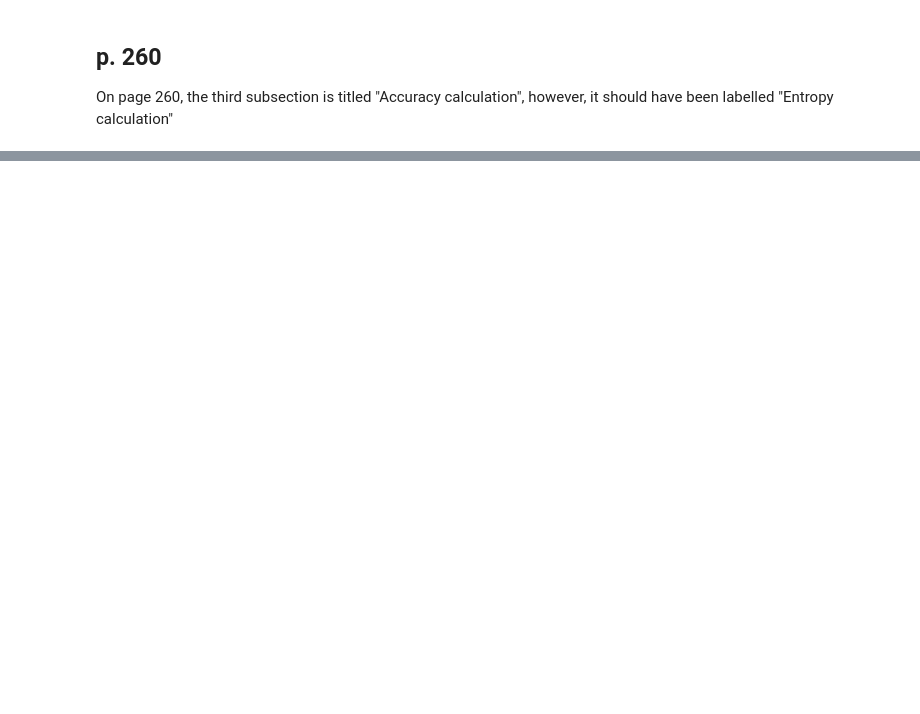
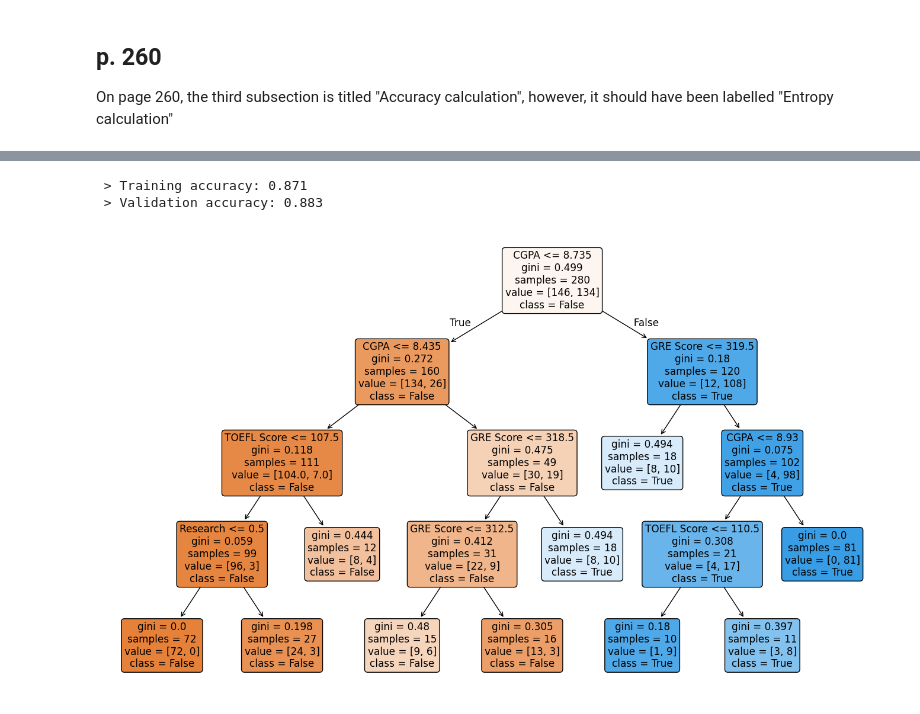
Before and after one commit to EvgeniiZorin/Booknotes_Grokking-Machine-Learning_Luis-G-Serrano, a Jupyter notebook: notes.ipynb, the cells around one changed output, grey strips where cells are left out. Cells and saved outputs as stored; diff of their text form; code cells hidden in the pictures; blank space fills up the shorter version.

```diff
--- a/notes.ipynb
+++ b/notes.ipynb
@@ -864,0 +897,9 @@ On page 260, the third subsection is titled "Accuracy calculation", however, it
+# %%
+"""
+in order to have binary labels, we'll consider
+every student with a chance of 0.75 or higher as "admitted", and
+any other student as "not admitted"
+"""
+data['Admitted'] = data['Chance of Admit'] >= 0.75
+data = data.drop(['Chance of Admit'], axis=1)
+data.head()
@@ -864,0 +958,31 @@ On page 260, the third subsection is titled "Accuracy calculation", however, it
+# %%
+"""
+Let's set some hyperparameters in Scikit-Learn to prevent overfitting
+
+Let us check one example
+"""
+
+dt_smaller = DecisionTreeClassifier(
+    random_state=42,
+	max_depth=4, # the maximum allowed depth
+	min_samples_leaf=10, # the minimum number of samples required for a leaf node
+	min_samples_split=10, # the minimum number of samples required to split a node
+	min_impurity_decrease=0.001, # the decrease in impurity must be higher than this threshold to split a node
+	# parameter `max_features` - the maximum number of features considered at each split; useful for when there are too many features, and the training process takes too long
+)
+dt_smaller.fit(X_train, y_train)
+
+plt.figure(figsize=(17,10))
+plot_tree(
+    dt_smaller,
+    feature_names=list(X_train.columns),
+    class_names=[str(i) for i in dt_smaller.classes_],
+    filled=True,
+    rounded=True
+);
+
+accuracy_train_val(dt_smaller)
+# %% [output]
+ > Training accuracy: 0.871
+ > Validation accuracy: 0.883
+[figure, added]
```
Also changed, not shown: parts of 15 cells of this notebook, 1 other file.
